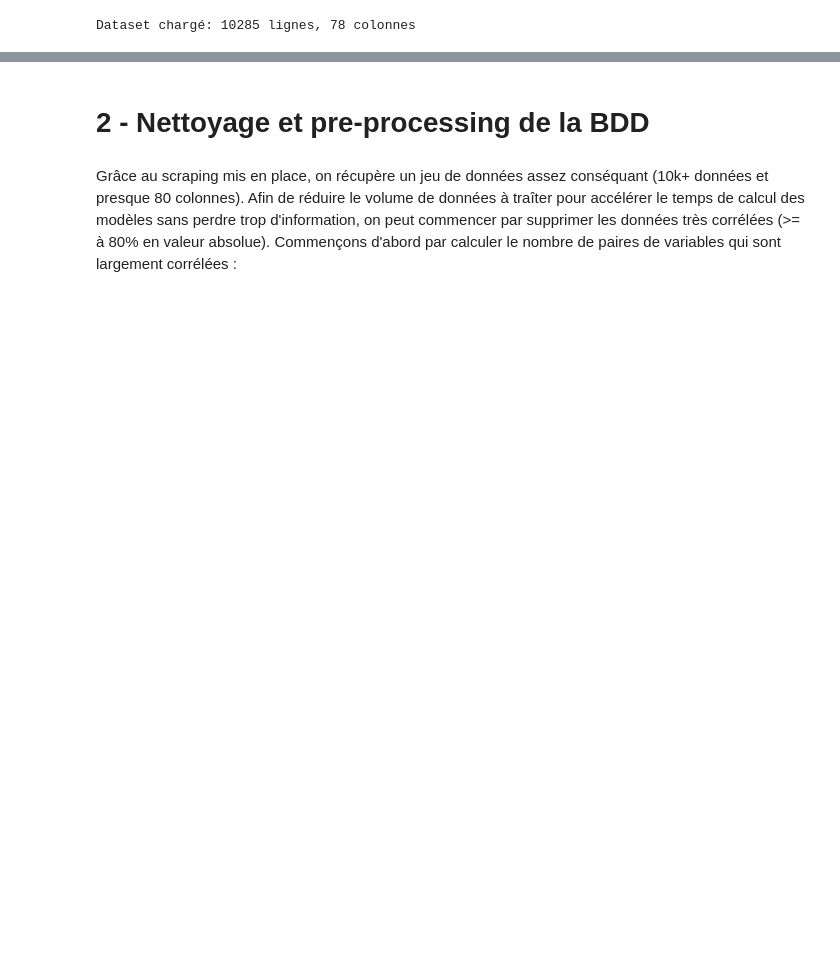
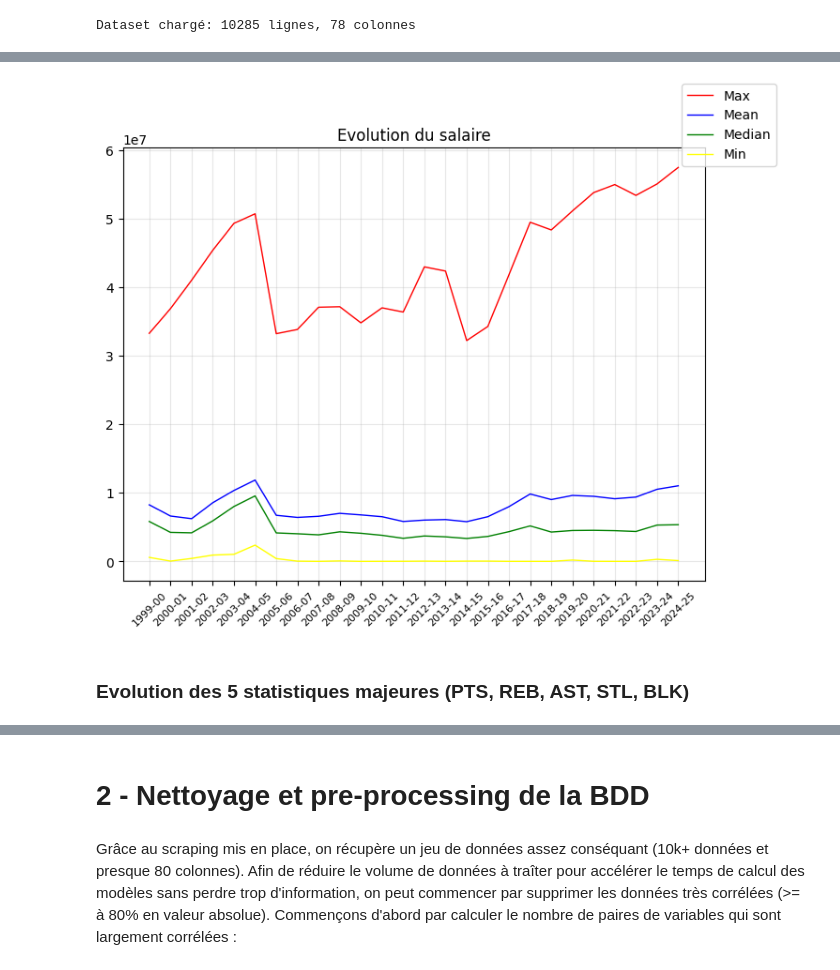
Before and after one commit to ElliotLunati/NBA_stats, a Jupyter notebook: clean_dataset.ipynb, the cells around one changed output, grey strips where cells are left out. Drawn from its saved outputs; the diff is of its cells as text; code cells hidden in the pictures; blank space fills up the shorter version.

```diff
--- a/clean_dataset.ipynb
+++ b/clean_dataset.ipynb
@@ -10,0 +42,15 @@ Dataset chargé: 10285 lignes, 78 colonnes
+# %%
+from plot_func import plot_stat
+import matplotlib.pyplot as plt
+
+fig, axes = plt.subplots(1,1, figsize=(8, 6))
+
+plot_stat('adjusted_salary', axes , df)
+axes.set_title(f'Evolution du salaire')
+
+fig.legend()
+plt.show()
+# %% [output]
+[figure, added]
+# %% [markdown]
+### Evolution des 5 statistiques majeures (PTS, REB, AST, STL, BLK)
```
Also changed, not shown: parts of 35 cells of this notebook, 1 other file.
